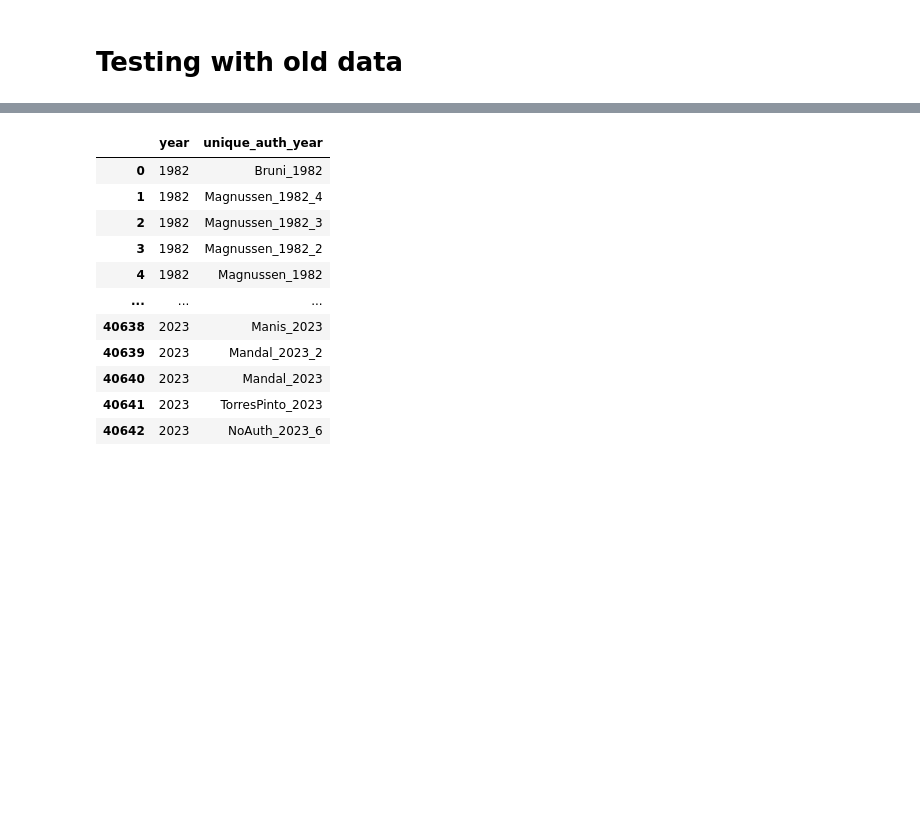
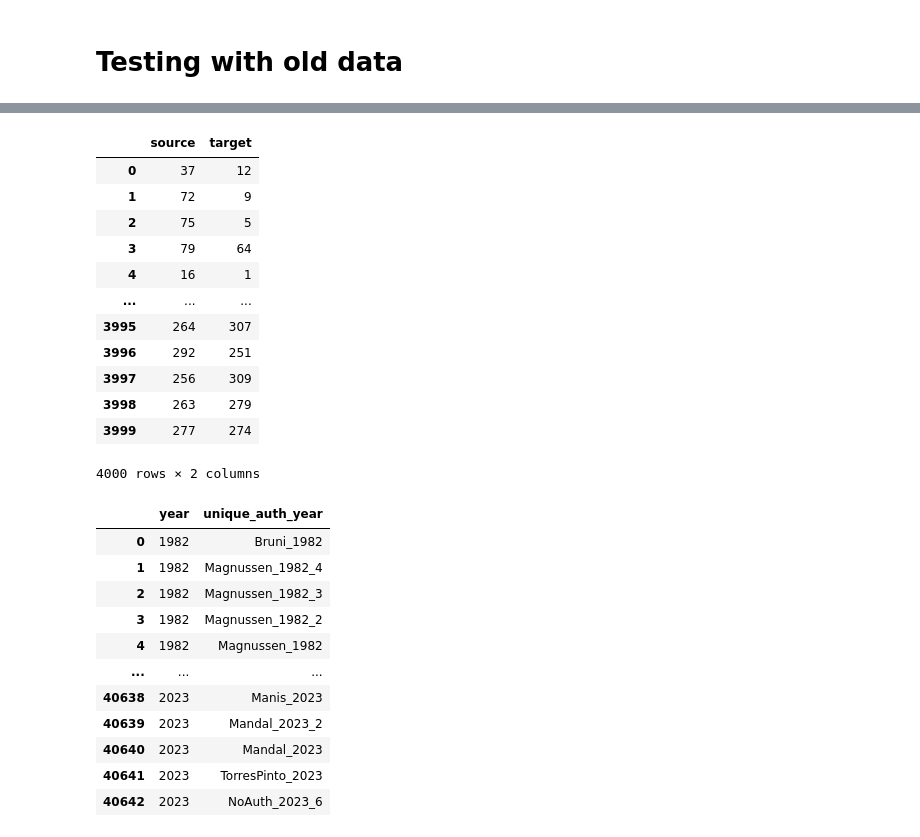
Before and after one commit to jarolim14/SSRI-Evolution, a Jupyter notebook: notebooks/99-test.ipynb, the cells around one changed output, grey strips where cells are left out. Saved outputs shown, nothing was run; the diff lists cells and outputs as text; code cells hidden in the pictures; blank space fills up the shorter version.

```diff
--- a/notebooks/99-test.ipynb
+++ b/notebooks/99-test.ipynb
@@ -5,3 +48,19 @@ import pandas as pd
+# %%
+cedges
+# %% [output]
+|  | source | target |
+| 0 | 37 | 12 |
+| 1 | 72 | 9 |
+| 2 | 75 | 5 |
+| 3 | 79 | 64 |
+| 4 | 16 | 1 |
+| ... | ... | ... |
+| 3995 | 264 | 307 |
+| 3996 | 292 | 251 |
+| 3997 | 256 | 309 |
+| 3998 | 263 | 279 |
+| 3999 | 277 | 274 |
+4000 rows × 2 columns
 # %%
 p = "../data/04-embeddings/df_with_specter2_embeddings.pkl"
 df_emb = pd.read_pickle(p)
```
Also changed, not shown: parts of 3 cells of this notebook, 14 other files.
